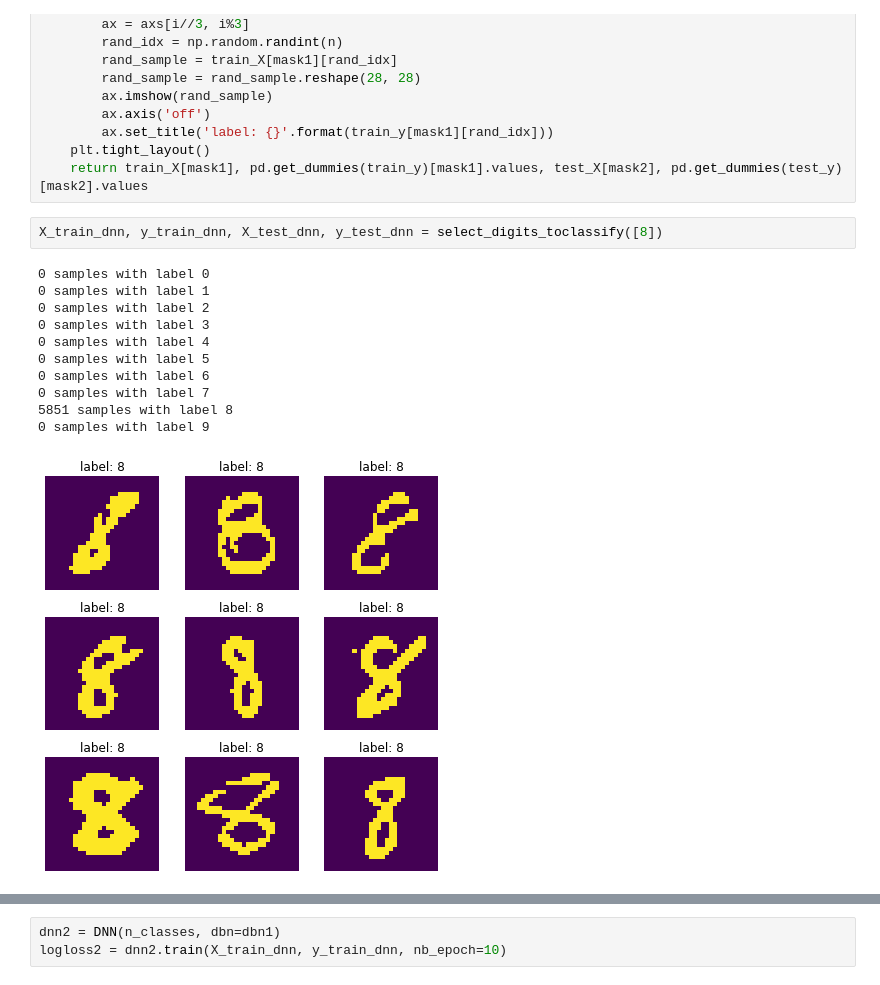
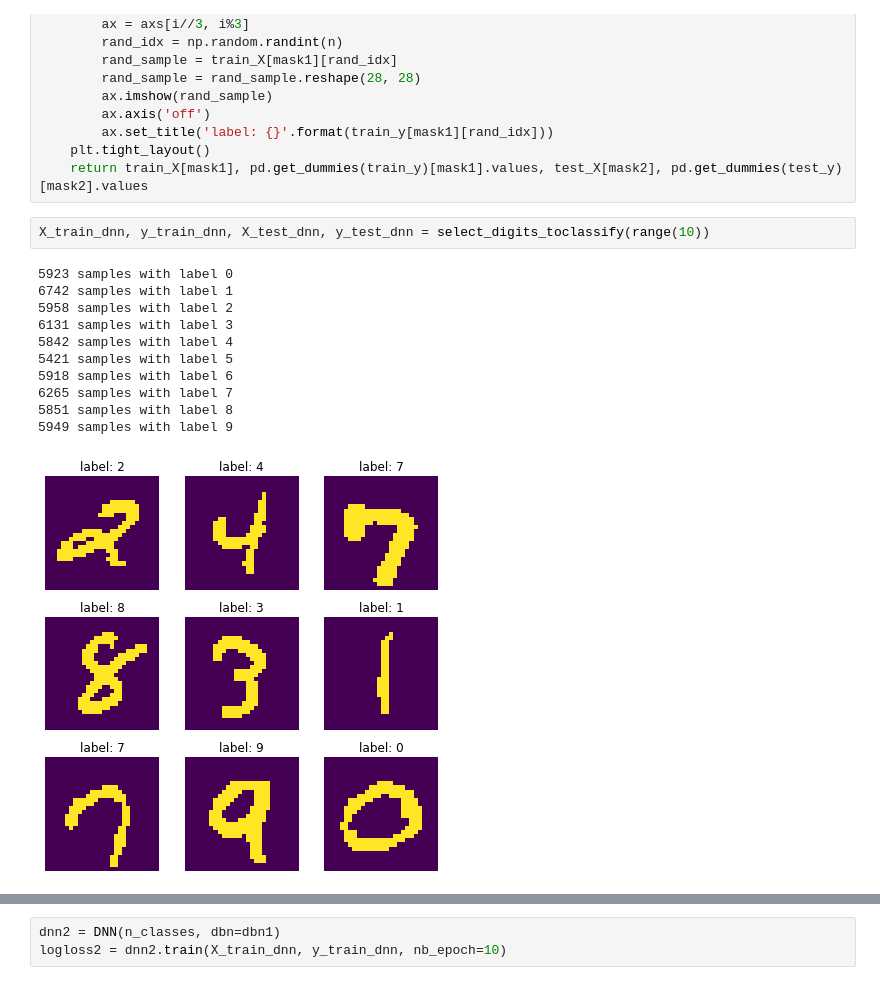
Before and after one commit to wdavys/DNN-dl2, a Jupyter notebook: TP_DNN.ipynb, the cells around one changed output, grey strips where cells are left out. Drawn from its saved outputs; the diff is of its cells as text.

Commit message:
Training DNN over all the classes (0-9) -yesterday

```diff
--- a/TP_DNN.ipynb
+++ b/TP_DNN.ipynb
@@ -613,19 +613,19 @@ def select_digits_toclassify(digits):
     plt.tight_layout()
     return train_X[mask1], pd.get_dummies(train_y)[mask1].values, test_X[mask2], pd.get_dummies(test_y)[mask2].values
 # %%
-X_train_dnn, y_train_dnn, X_test_dnn, y_test_dnn = select_digits_toclassify([8])
+X_train_dnn, y_train_dnn, X_test_dnn, y_test_dnn = select_digits_toclassify(range(10))
 # %% [output]
-0 samples with label 0
-0 samples with label 1
-0 samples with label 2
-0 samples with label 3
-0 samples with label 4
-0 samples with label 5
-0 samples with label 6
-0 samples with label 7
+5923 samples with label 0
+6742 samples with label 1
+5958 samples with label 2
+6131 samples with label 3
+5842 samples with label 4
+5421 samples with label 5
+5918 samples with label 6
+6265 samples with label 7
 5851 samples with label 8
-0 samples with label 9
+5949 samples with label 9
-[figure, old version]
+[figure, new version]
 # %%
 _, p = X_train_dnn.shape
 
```
Also changed, not shown: parts of 6 cells of this notebook.
